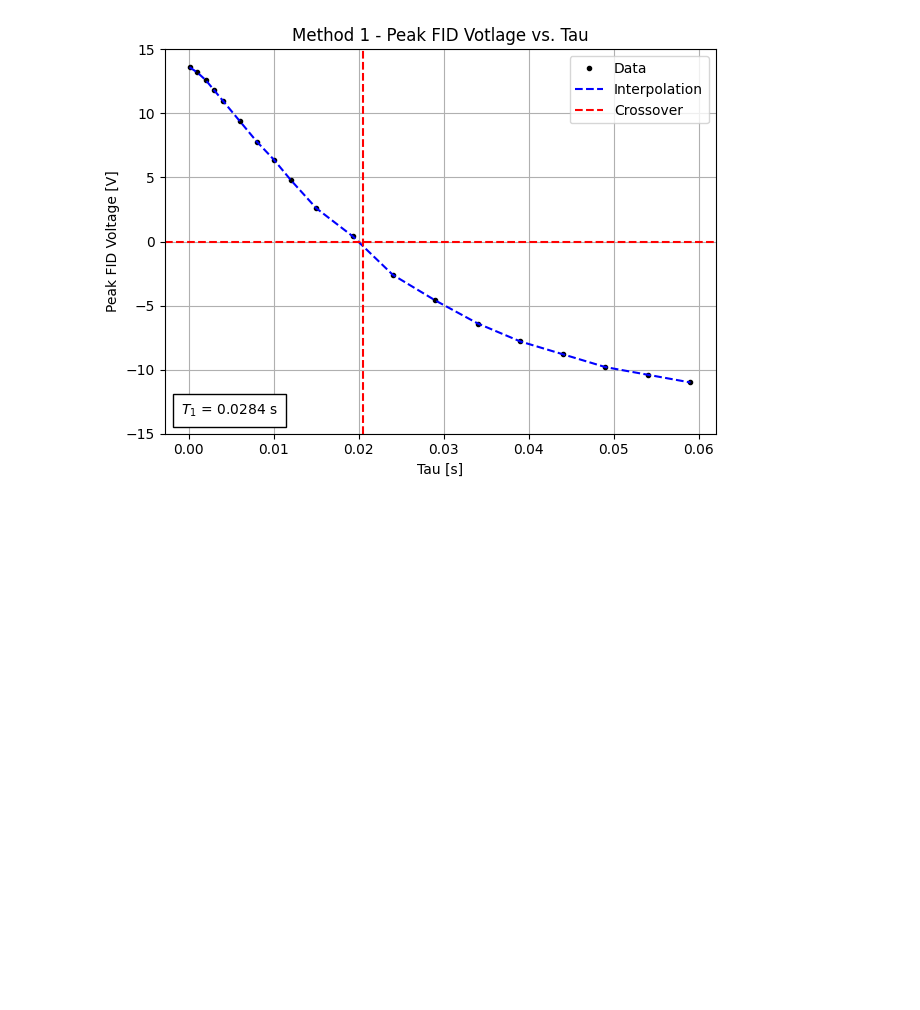
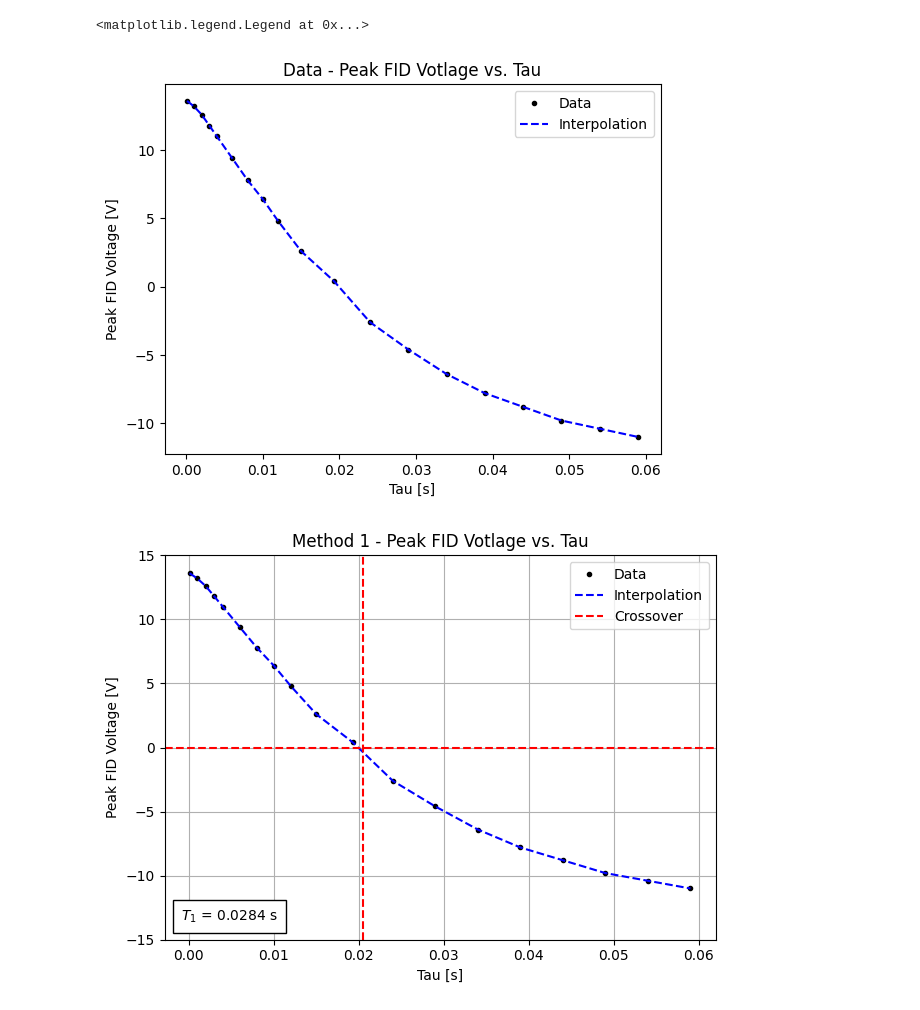
Before and after one commit to jwdesroches/phys_5318, a Jupyter notebook: experiment_3/data_analysis.ipynb, the cells around one changed output. Cells and saved outputs as stored; diff of their text form; code cells hidden in the pictures; blank space fills up the shorter version.

```diff
--- a/experiment_3/data_analysis.ipynb
+++ b/experiment_3/data_analysis.ipynb
@@ -18,6 +18,17 @@ for i in range(11,19):
 
 taus = np.array(taus)
 peaks = np.array(peaks)
+# %%
+fig, ax = plt.subplots()
+ax.plot(taus, peaks, '.k', label = "Data")
+ax.plot(taus, peaks, '--b', label = "Interpolation")
+ax.set_title("Data - Peak FID Votlage vs. Tau")
+ax.set_xlabel("Tau [s]")
+ax.set_ylabel("Peak FID Voltage [V]")
+ax.legend()
+# %% [output]
+<matplotlib.legend.Legend at 0x...>
+[figure, added]
 # %%
 # t1 method one - crossover method
 
```
Also changed, not shown: parts of 3 cells of this notebook.
